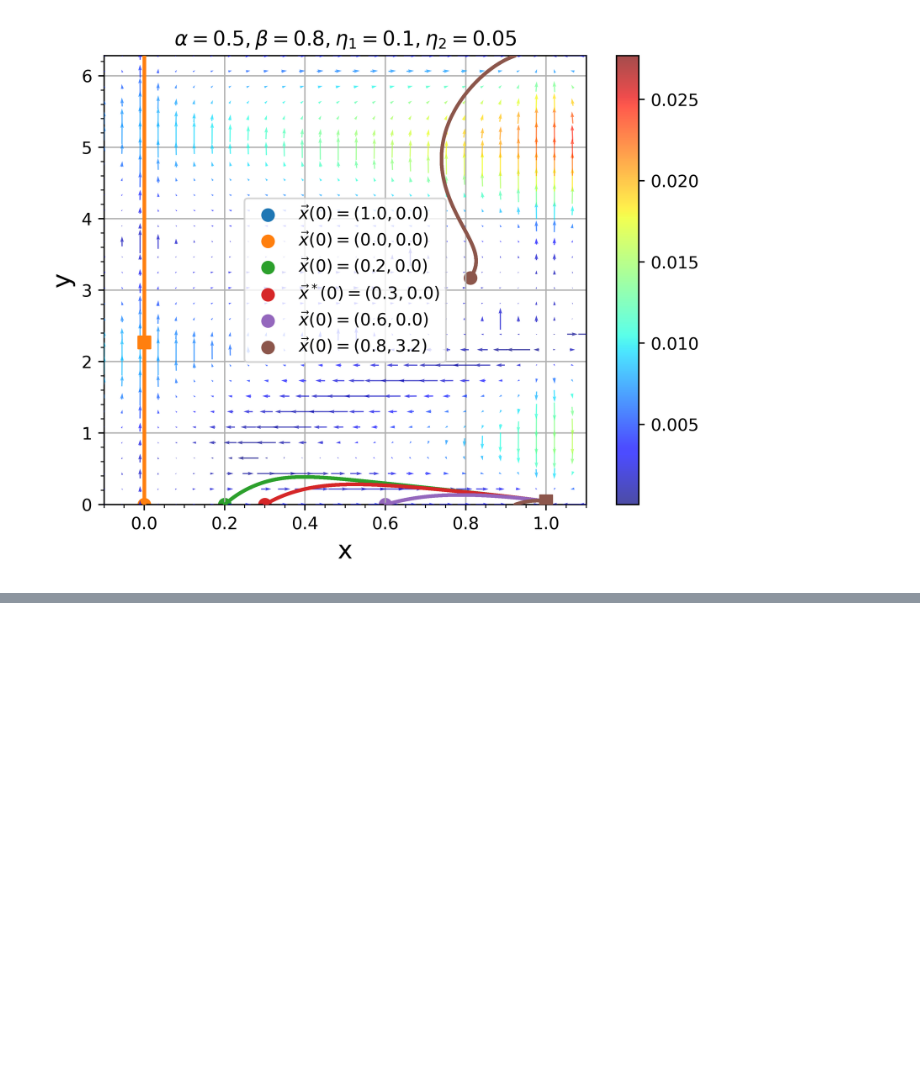
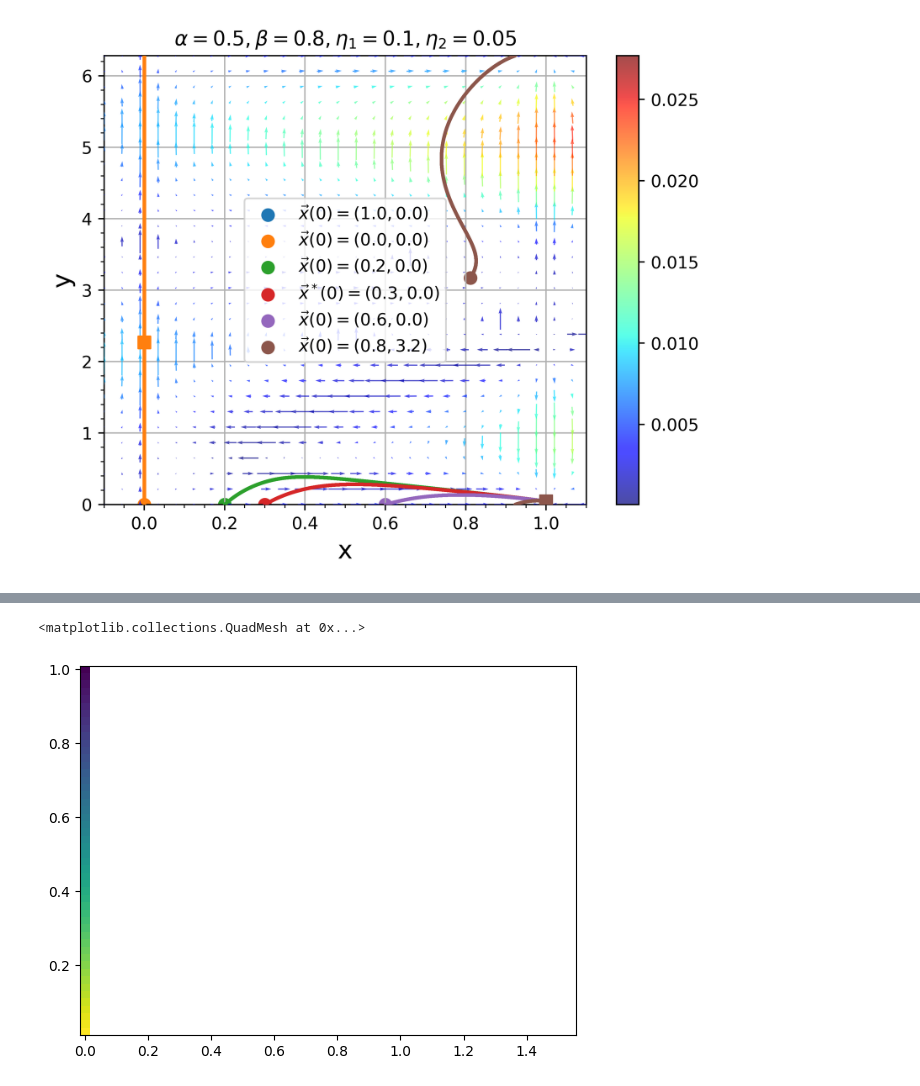
Before and after one commit to Gug-Young/Active_Rotator, a Jupyter notebook: 240805 Fixed point find.ipynb, the cells around one changed output, grey strips where cells are left out. Drawn from its saved outputs; the diff is of its cells as text; code cells hidden in the pictures; blank space fills up the shorter version.

```diff
--- a/240805 Fixed point find.ipynb
+++ b/240805 Fixed point find.ipynb
@@ -111,0 +179,37 @@ Text(0, 0.5, 'y')
+# %%
+phis = np.linspace(0,2*np.pi,10000)
+alpha = 0.7
+beta = 0.8
+eta1 = 0.1
+eta2 = 1e-3
+Range = [(0,np.pi/2),(np.pi/2,np.pi),(np.pi,3*np.pi/2),(3*np.pi/2,2*np.pi)]
+# %%
+alphas = np.linspace(0,np.pi/2,50,endpoint=False)
+betas = np.linspace(0,1,51)[1:]
+AL,BE = np.meshgrid(alphas,betas)
+# %%
+RR,PPhi,TT = [],[],[]
+for beta in tqdm(betas):
+    @parfor(alphas,args=(beta,eta1,eta2,r0_m,*Range[0]),bar=False)
+    def get_R_phi(alpha,beta,eta1,eta2,R0,Pi,Pf):
+        # for R_i,R_f in Range:
+        try:
+            rot = root_scalar(phi0,args=(alpha,beta,eta1,eta2,R0),bracket=[Pi,Pf])
+            R,phi = R0(rot.root,alpha,beta,eta1,eta2),rot.root
+            J_S = F_Jm(R,phi,alpha,beta,eta1,eta2)
+            LA = Linear_analysis(*J_S)
+
+            # print(R,',',phi,Linear_analysis(*J_S))
+            return R,phi,LA
+        except ValueError:
+            return np.nan,np.nan,np.nan
+
+    R,Phi,Type = zip(*get_R_phi)
+    RR.append(R)
+    PPhi.append(Phi)
+    TT.append(Type)
+# %%
+plt.pcolormesh(alphas,betas,np.array(RR))
+# %% [output]
+<matplotlib.collections.QuadMesh at 0x...>
+[figure, added]
```
Also changed, not shown: parts of 52 cells of this notebook, 1 other file.
